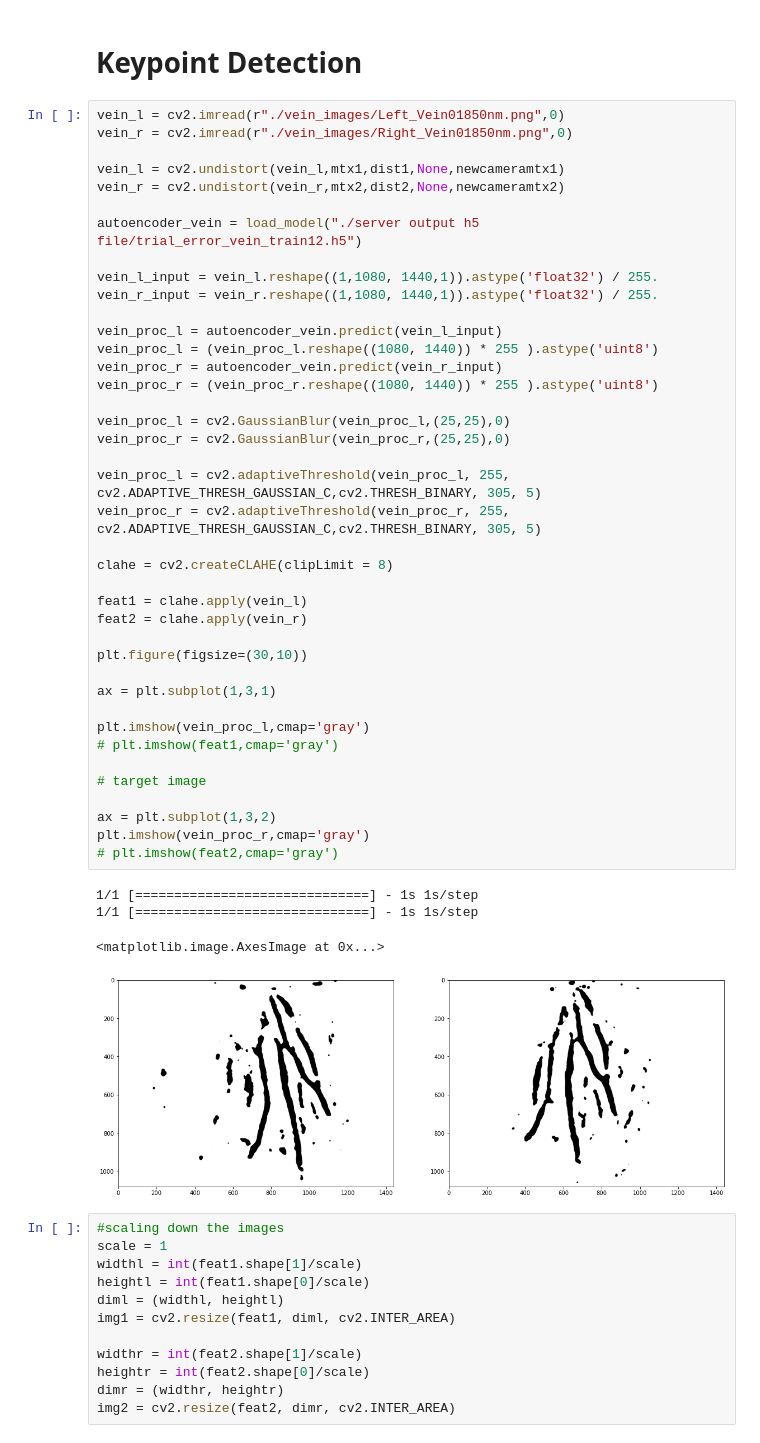
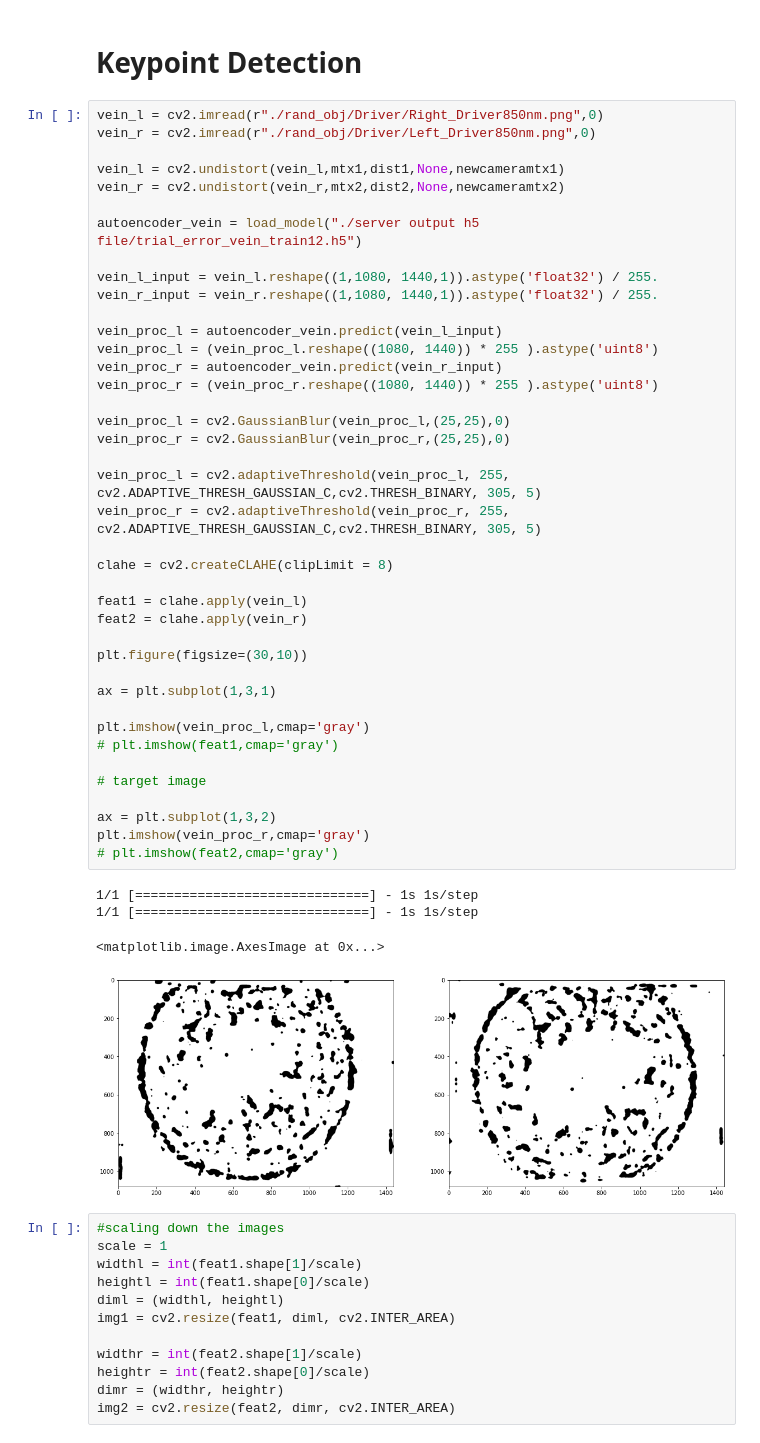
Before and after one commit to prashtata/camcalibnew, a Jupyter notebook: Camera Calibration.ipynb, the cells around one changed output. Cells and saved outputs as stored; diff of their text form.

```diff
--- a/Camera Calibration.ipynb
+++ b/Camera Calibration.ipynb
@@ -294,8 +294,8 @@ total error: 0.13815327029566132
 # %% [markdown]
 # Keypoint Detection
 # %%
-vein_l = cv2.imread(r"./vein_images/Left_Vein01850nm.png",0)
-vein_r = cv2.imread(r"./vein_images/Right_Vein01850nm.png",0)
+vein_l = cv2.imread(r"./rand_obj/Driver/Right_Driver850nm.png",0)
+vein_r = cv2.imread(r"./rand_obj/Driver/Left_Driver850nm.png",0)
 
 vein_l = cv2.undistort(vein_l,mtx1,dist1,None,newcameramtx1)
 vein_r = cv2.undistort(vein_r,mtx2,dist2,None,newcameramtx2)
@@ -310,34 +310,34 @@ vein_proc_l = (vein_proc_l.reshape((1080, 1440)) * 255 ).astype('uint8')
 vein_proc_r = autoencoder_vein.predict(vein_r_input)
 vein_proc_r = (vein_proc_r.reshape((1080, 1440)) * 255 ).astype('uint8')
 
 vein_proc_l = cv2.GaussianBlur(vein_proc_l,(25,25),0)
 vein_proc_r = cv2.GaussianBlur(vein_proc_r,(25,25),0)
 
 vein_proc_l = cv2.adaptiveThreshold(vein_proc_l, 255, cv2.ADAPTIVE_THRESH_GAUSSIAN_C,cv2.THRESH_BINARY, 305, 5)
 vein_proc_r = cv2.adaptiveThreshold(vein_proc_r, 255, cv2.ADAPTIVE_THRESH_GAUSSIAN_C,cv2.THRESH_BINARY, 305, 5)
 
 clahe = cv2.createCLAHE(clipLimit = 8)
 
 feat1 = clahe.apply(vein_l)
 feat2 = clahe.apply(vein_r)
 
 plt.figure(figsize=(30,10))
 
 ax = plt.subplot(1,3,1)
 
 plt.imshow(vein_proc_l,cmap='gray')
 # plt.imshow(feat1,cmap='gray')
 
 # target image
 
 ax = plt.subplot(1,3,2)
 plt.imshow(vein_proc_r,cmap='gray')
 # plt.imshow(feat2,cmap='gray')
 # %% [output]
 1/1 [==============================] - 1s 1s/step
 1/1 [==============================] - 1s 1s/step
 <matplotlib.image.AxesImage at 0x...>
-[figure, old version]
+[figure, new version]
 # %%
 #scaling down the images
 scale = 1
```
Also changed, not shown: parts of 14 cells of this notebook.
